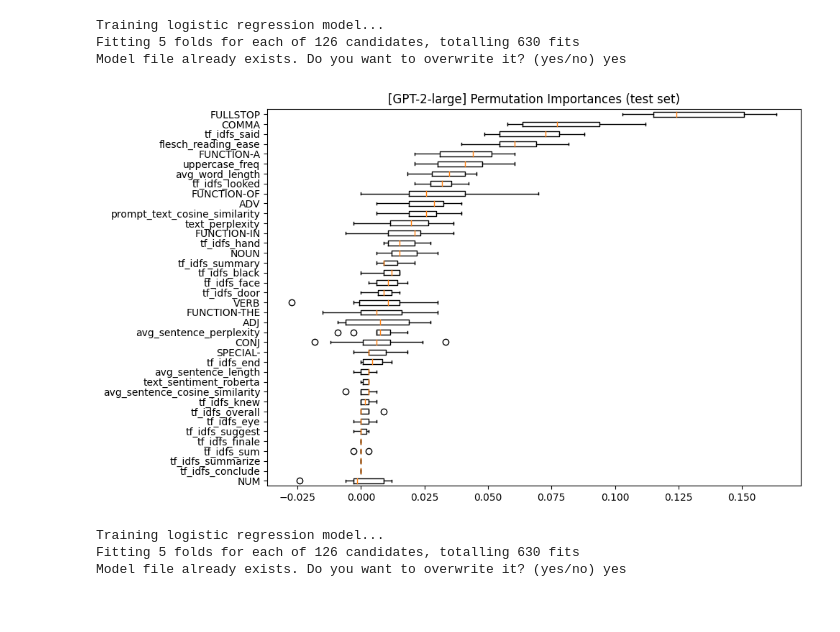
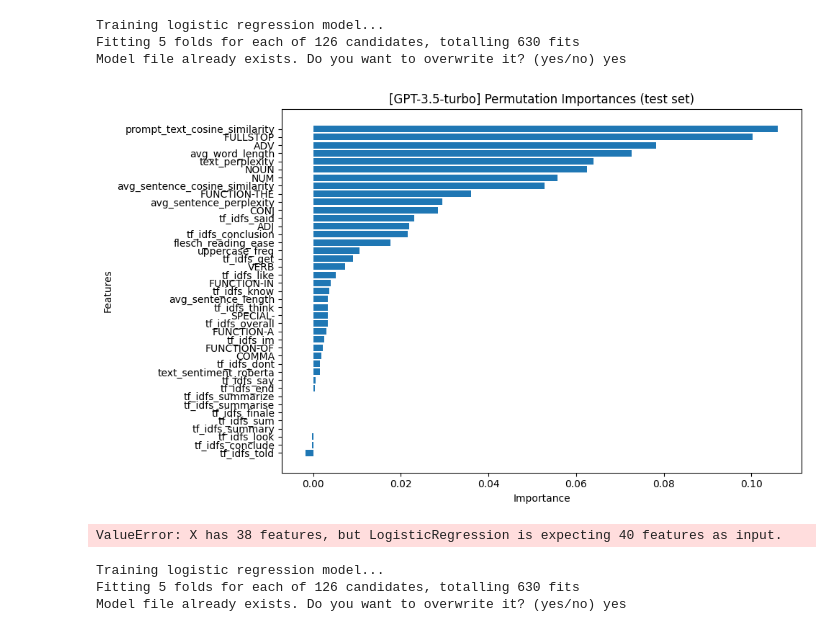
Before and after one commit to ucaba60/COMP0073, a Jupyter notebook: version_1.2/All GPT Plots.ipynb, the cells around one changed output. Cells and saved outputs as stored; diff of their text form; code cells hidden in the pictures.

Commit message:
PLOTS HD

```diff
--- a/version_1.2/All GPT Plots.ipynb
+++ b/version_1.2/All GPT Plots.ipynb
@@ -465,19 +465,61 @@ def plot_permutation_importance(model, X_test, y_test, feature_names):
     result = permutation_importance(model, X_test, y_test, n_repeats=10, random_state=42, n_jobs=2)
     sorted_idx = result.importances_mean.argsort().tolist()  # Convert to list
 
-    # Plot the permutation importances using a boxplot
+    # Plot the permutation importances using a bar chart
     fig, ax = plt.subplots(figsize=(10, 6))  # Increase the figsize as needed
-    ax.boxplot(result.importances[sorted_idx].T, vert=False, labels=[feature_names[i] for i in sorted_idx])
-    ax.set_title("[GPT-2-large] Permutation Importances (test set)")
+    ax.barh([feature_names[i] for i in sorted_idx], result.importances_mean[sorted_idx])
+
+    # Add labels to the axes
+    ax.set_xlabel('Importance')
+    ax.set_ylabel('Features')
+
+    ax.set_title("[GPT-3.5-turbo] Permutation Importances (test set)")
     fig.tight_layout()
+
+    # Save the plot as a .pdf
+    plt.savefig("permutation_importance_plot.pdf", format='pdf', bbox_inches='tight')
     plt.show()
+# %%
+# Load the model from the file
+logreg_model = joblib.load('model_data/gpt-3.5-turbo/trained_model_logreg.pkl')
+# specify the name of your training dataset and load your data
+training_data_name = "gpt-3.5-turbo"
+data_path = "data_matrix_gpt-3.5-turbo.csv"
+# Load the data
+X, y = load_data(data_path, training_data_name)
+
+
+# Scale and split the data
+X_train_scaled, X_test_scaled, y_train, y_test = scale_and_split_data(X, y, training_data_name)
+
+
+# Assuming you have defined the feature names in a list called 'feature_names'
+feature_names = ['ADJ', 'ADV', 'CONJ', 'NOUN', 'NUM', 'VERB', 'COMMA', 'FULLSTOP', 'SPECIAL-',
+                     'FUNCTION-A', 'FUNCTION-IN', 'FUNCTION-OF', 'FUNCTION-THE', 'uppercase_freq',
+                     'flesch_reading_ease', 'avg_word_length', 'avg_sentence_length', 'text_perplexity',
+                     'avg_sentence_perplexity', 'prompt_text_cosine_similarity',
+                     'avg_sentence_cosine_similarity', 'tf_idfs_get', 'tf_idfs_like', 'tf_idfs_sum',
+                     'tf_idfs_summary', 'tf_idfs_overall', 'tf_idfs_summarize', 'tf_idfs_dont',
+                     'tf_idfs_say', 'tf_idfs_im', 'tf_idfs_look', 'tf_idfs_said', 'tf_idfs_know',
+                     'tf_idfs_think', 'tf_idfs_summarise', 'tf_idfs_end', 'tf_idfs_conclude',
+                     'tf_idfs_told', 'tf_idfs_conclusion', 'tf_idfs_finale', 'text_sentiment_roberta']
+plot_permutation_importance(logreg_model, X_test_scaled, y_test, feature_names)
+# %% [output]
+[figure, added]
 # %%
 # Assuming you have defined the feature names in a list called 'feature_names'
-feature_names = ['ADJ', 'ADV', 'CONJ', 'NOUN', 'NUM', 'VERB', 'COMMA', 'FULLSTOP', 'SPECIAL-', 'FUNCTION-A', 'FUNCTION-IN', 'FUNCTION-OF', 'FUNCTION-THE', 'uppercase_freq', 'flesch_reading_ease', 'avg_word_length', 'avg_sentence_length', 'text_perplexity', 'avg_sentence_perplexity', 'prompt_text_cosine_similarity', 'avg_sentence_cosine_similarity', 'tf_idfs_looked', 'tf_idfs_finale', 'tf_idfs_summary', 'tf_idfs_eye', 'tf_idfs_hand', 'tf_idfs_black', 'tf_idfs_said', 'tf_idfs_end', 'tf_idfs_door', 'tf_idfs_knew', 'tf_idfs_face', 'tf_idfs_overall', 'tf_idfs_sum', 'tf_idfs_summarize', 'tf_idfs_conclude', 'tf_idfs_suggest', 'text_sentiment_roberta']
-
+feature_names = ['ADJ', 'ADV', 'CONJ', 'NOUN', 'NUM', 'VERB', 'COMMA', 'FULLSTOP', 'SPECIAL-',
+                     'FUNCTION-A', 'FUNCTION-IN', 'FUNCTION-OF', 'FUNCTION-THE', 'uppercase_freq',
+                     'flesch_reading_ease', 'avg_word_length', 'avg_sentence_length', 'text_perplexity',
+                     'avg_sentence_perplexity', 'prompt_text_cosine_similarity',
+                     'avg_sentence_cosine_similarity', 'tf_idfs_wasnt', 'tf_idfs_summarise', 'tf_idfs_back',
+                     'tf_idfs_summary', 'tf_idfs_suggest', 'tf_idfs_conclude', 'tf_idfs_cnn', 'tf_idfs_sum',
+                     'tf_idfs_summarize', 'tf_idfs_country', 'tf_idfs_hand', 'tf_idfs_eye',
+                     'tf_idfs_wednesday', 'tf_idfs_door', 'tf_idfs_finale', 'tf_idfs_said', 'tf_idfs_overall',
+                     'tf_idfs_end', 'text_sentiment_roberta']
 plot_permutation_importance(logreg_model, X_test_scaled, y_test, feature_names)
 # %% [output]
-[figure, removed]
+ValueError: X has 38 features, but LogisticRegression is expecting 40 features as input.
 # %%
 training_data_name = "gpt-j1x"
 data_path = "logreg_test/data_matrix_gpt-j1x-fixed.csv"  # update this to your actual file path
```
Also changed, not shown: 33 other files.
